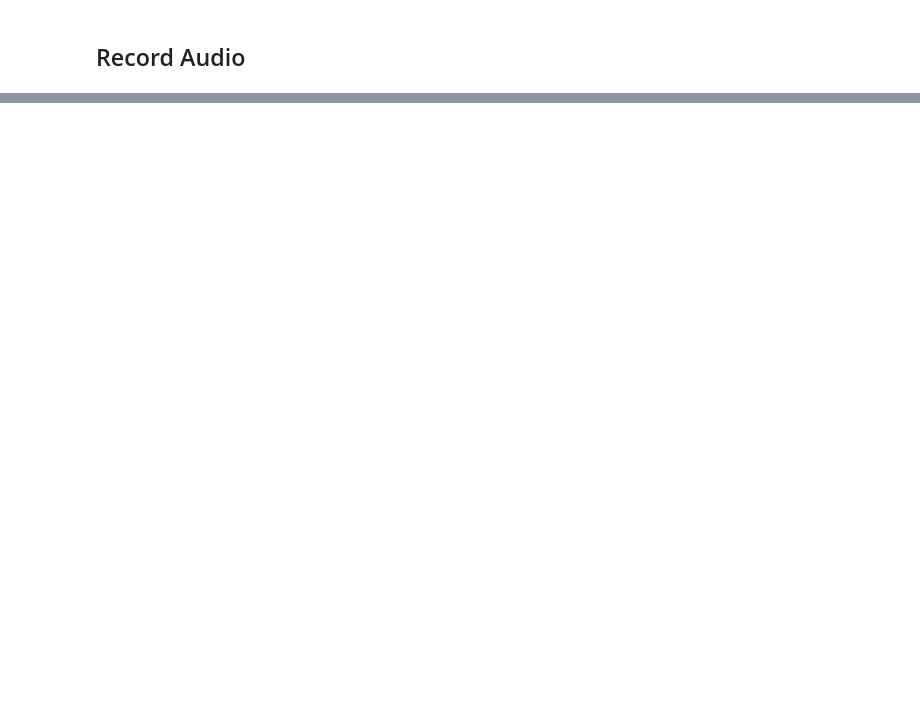
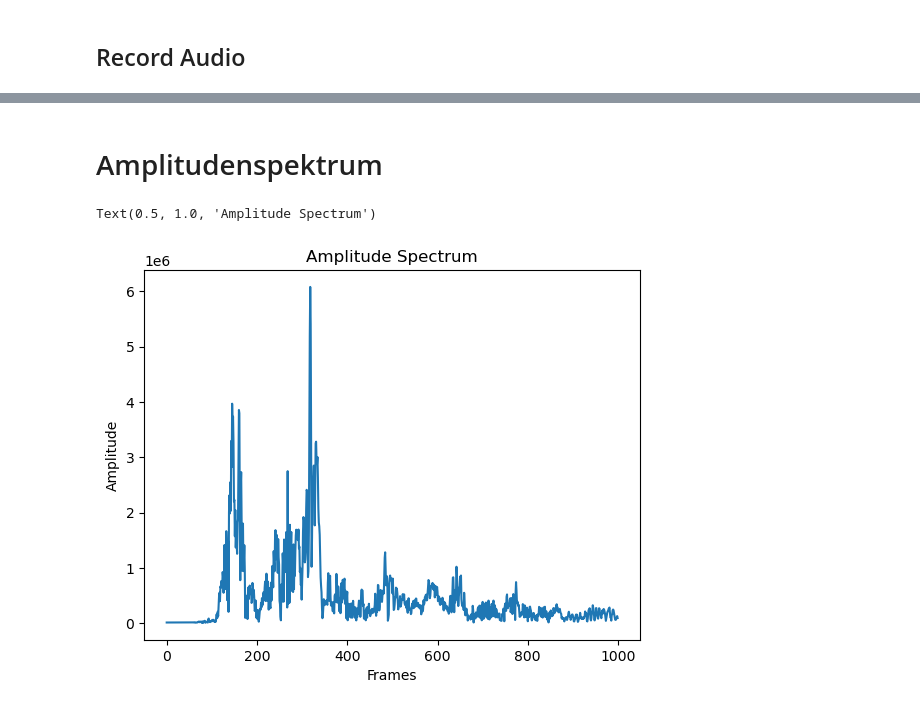
Before and after one commit to hannesbrugger/Signale-und-Systeme, a Jupyter notebook: Versuch4/versuch4.ipynb, the cells around one changed output, grey strips where cells are left out. Saved outputs shown, nothing was run; the diff lists cells and outputs as text; code cells hidden in the pictures; blank space fills up the shorter version.

```diff
--- a/Versuch4/versuch4.ipynb
+++ b/Versuch4/versuch4.ipynb
@@ -46,0 +52,13 @@ ImportError: dlopen(/Users/hannesbrugger/opt/anaconda3/lib/python3.9/site-packag
+# %% [markdown]
+# Amplitudenspektrum
+# %%
+fourier_transform = np.fft.fft(data)
+amplituden = np.abs(fourier_transform)
+
+plt.plot(amplituden[:1000])
+plt.xlabel('Frames')
+plt.ylabel('Amplitude')
+plt.title('Amplitude Spectrum')
+# %% [output]
+Text(0.5, 1.0, 'Amplitude Spectrum')
+[figure, added]
```
Also changed, not shown: parts of 9 cells of this notebook.
